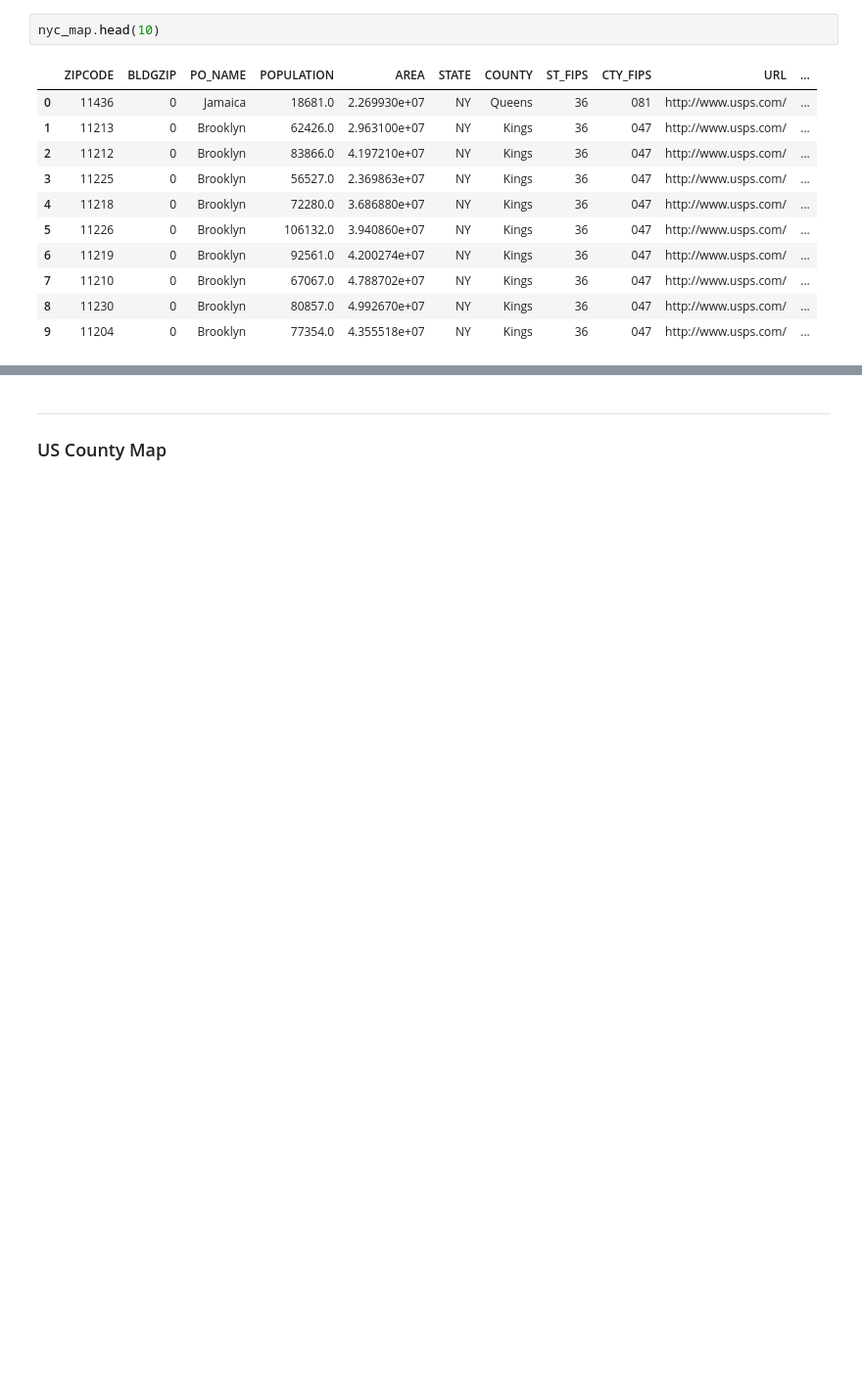
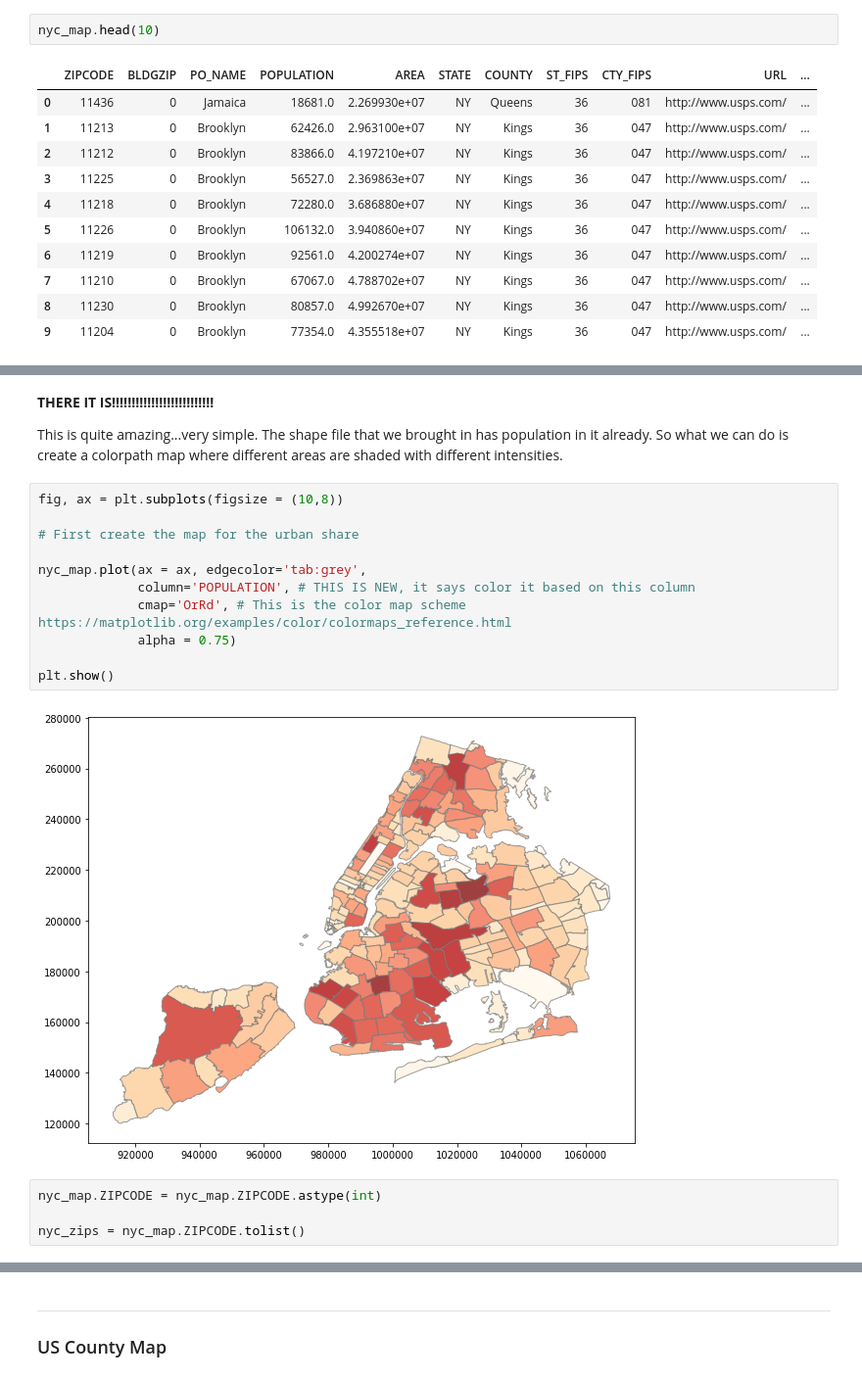
Before and after one commit to mwaugh0328/data_bootcamp_spring_2018, a Jupyter notebook: week13/geopandas.ipynb, the cells around one changed output, grey strips where cells are left out. Shown at 98% size. Drawn from its saved outputs; the diff is of its cells as text; blank space fills up the shorter version.

```diff
--- a/week13/geopandas.ipynb
+++ b/week13/geopandas.ipynb
@@ -39,0 +132,21 @@ nyc_map.head(10)
+# %% [markdown]
+**THERE IT IS!!!!!!!!!!!!!!!!!!!!!!!!!!**
+
+This is quite amazing...very simple. The shape file that we brought in has population in it already. So what we can do is create a colorpath map where different areas are shaded with different intensities.
+# %%
+fig, ax = plt.subplots(figsize = (10,8))
+
+# First create the map for the urban share
+
+nyc_map.plot(ax = ax, edgecolor='tab:grey',
+             column='POPULATION', # THIS IS NEW, it says color it based on this column
+             cmap='OrRd', # This is the color map scheme https://matplotlib.org/examples/color/colormaps_reference.html
+             alpha = 0.75)
+
+plt.show()
+# %% [output]
+[figure, added]
+# %%
+nyc_map.ZIPCODE = nyc_map.ZIPCODE.astype(int)
+
+nyc_zips = nyc_map.ZIPCODE.tolist()
```
Also changed, not shown: parts of 32 cells of this notebook.
